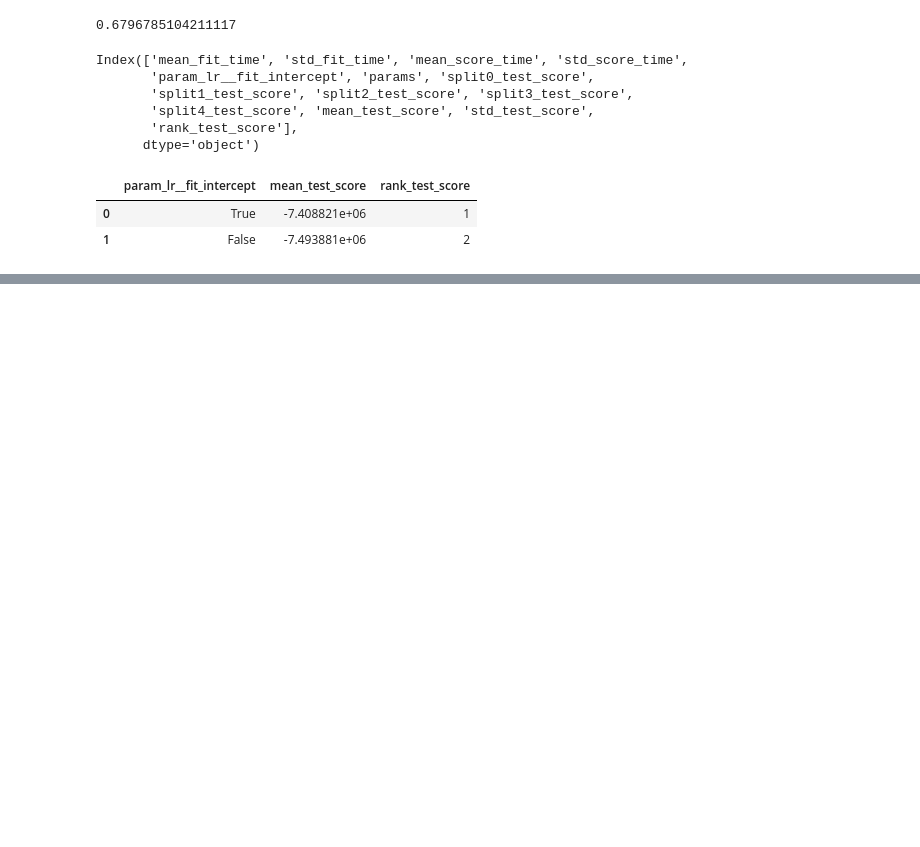
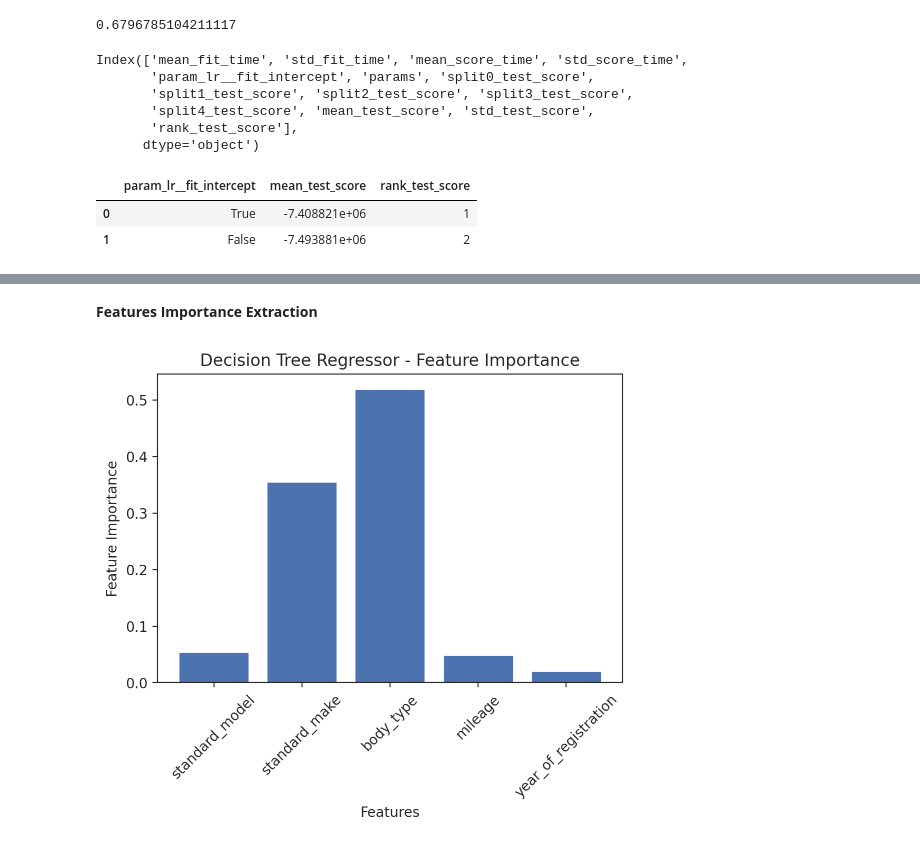
Before and after one commit to kessingtonosazee/GCP_Project_1, a Jupyter notebook: assessment_rrr.ipynb, the cells around one changed output, grey strips where cells are left out. Saved outputs shown, nothing was run; the diff lists cells and outputs as text; code cells hidden in the pictures; blank space fills up the shorter version.

```diff
--- a/assessment_rrr.ipynb
+++ b/assessment_rrr.ipynb
@@ -979,0 +1028,17 @@ lr_gs_df.sort_values('rank_test_score', ascending=True)
+# %% [markdown]
+**Features Importance Extraction**
+# %%
+
+
+# Extract feature importance from the Decision Tree Regressor within the pipeline
+tree_feature_importance = dt_reg.named_steps['dt'].feature_importances_
+
+# Plot feature importance with original feature names
+plt.bar(X.columns, tree_feature_importance)
+plt.xlabel('Features')
+plt.ylabel('Feature Importance')
+plt.title('Decision Tree Regressor - Feature Importance')
+plt.xticks(rotation=45)
+plt.show()
+# %% [output]
+[figure, added]
```
Also changed, not shown: parts of 12 cells of this notebook.
